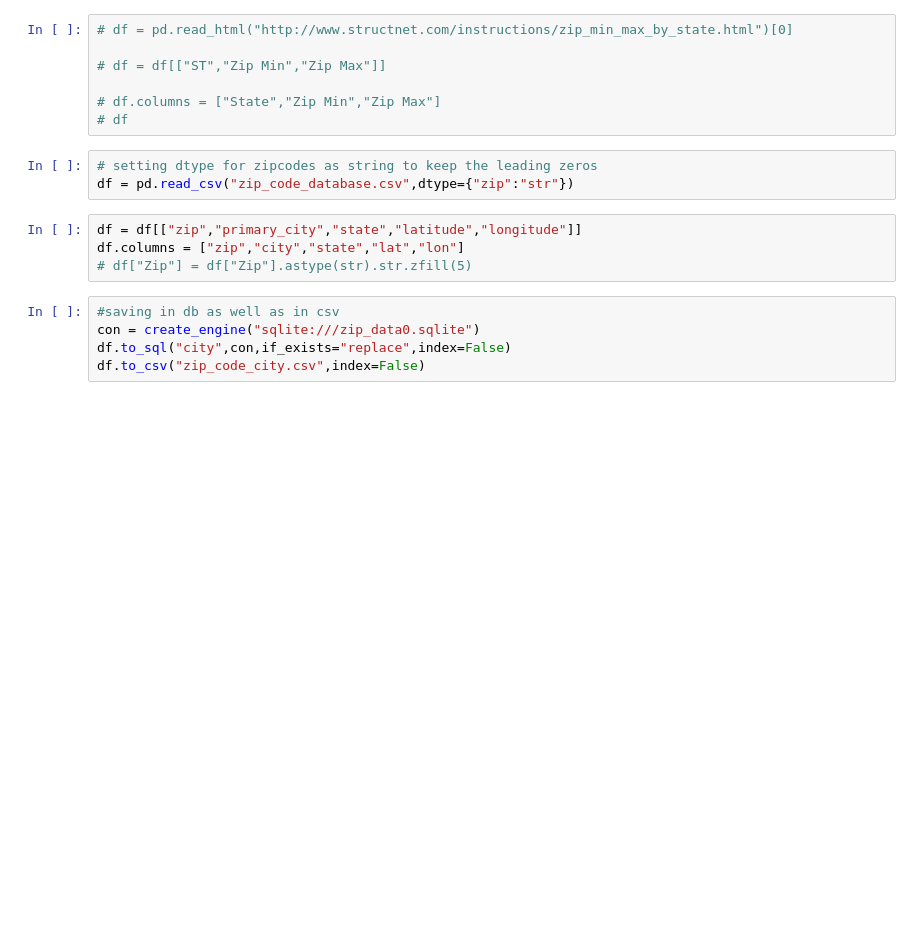
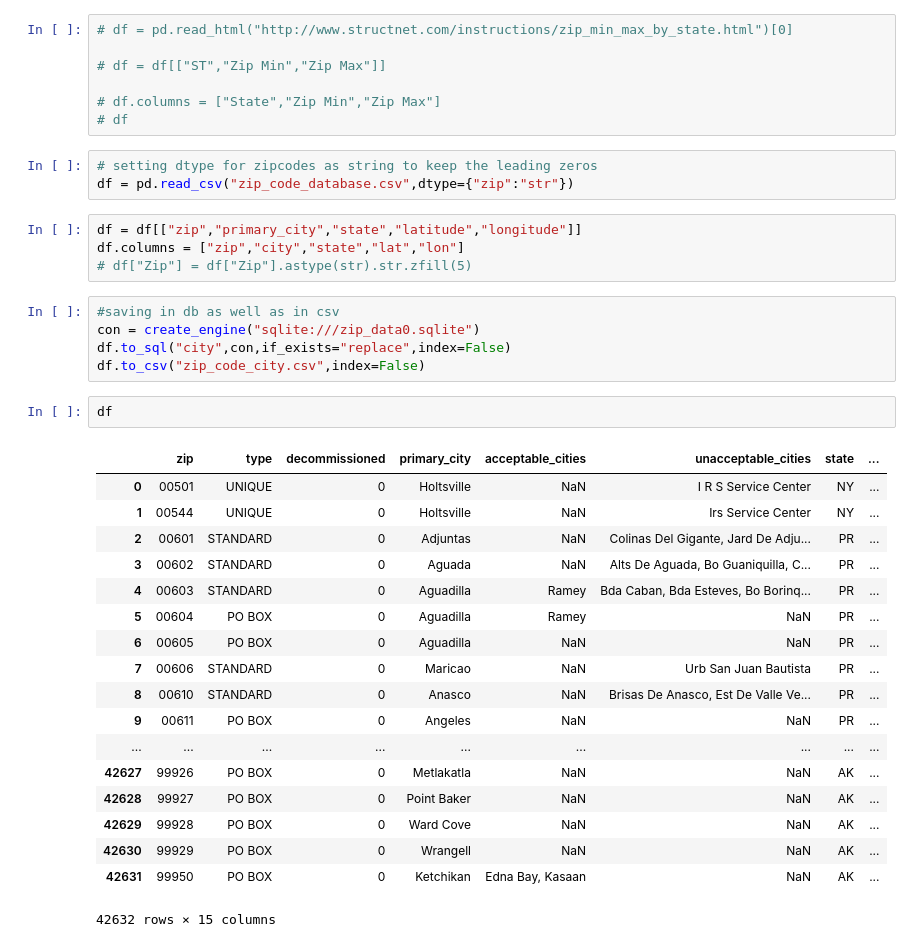
Before and after one commit to yundk7/Area_Lookup_Heroku, a Jupyter notebook: local/zip_db_manipulate.ipynb, the cells around one changed output. Drawn from its saved outputs; the diff is of its cells as text; blank space fills up the shorter version.

```diff
--- a/local/zip_db_manipulate.ipynb
+++ b/local/zip_db_manipulate.ipynb
@@ -20,3 +20,24 @@ df.columns = ["zip","city","state","lat","lon"]
 con = create_engine("sqlite:///zip_data0.sqlite")
 df.to_sql("city",con,if_exists="replace",index=False)
 df.to_csv("zip_code_city.csv",index=False)
+# %%
+df
+# %% [output]
+|  | zip | type | decommissioned | primary_city | acceptable_cities | unacceptable_cities | state | ... |
+| 0 | 00501 | UNIQUE | 0 | Holtsville | NaN | I R S Service Center | NY | ... |
+| 1 | 00544 | UNIQUE | 0 | Holtsville | NaN | Irs Service Center | NY | ... |
+| 2 | 00601 | STANDARD | 0 | Adjuntas | NaN | Colinas Del Gigante, Jard De Adju... | PR | ... |
+| 3 | 00602 | STANDARD | 0 | Aguada | NaN | Alts De Aguada, Bo Guaniquilla, C... | PR | ... |
+| 4 | 00603 | STANDARD | 0 | Aguadilla | Ramey | Bda Caban, Bda Esteves, Bo Borinq... | PR | ... |
+| 5 | 00604 | PO BOX | 0 | Aguadilla | Ramey | NaN | PR | ... |
+| 6 | 00605 | PO BOX | 0 | Aguadilla | NaN | NaN | PR | ... |
+| 7 | 00606 | STANDARD | 0 | Maricao | NaN | Urb San Juan Bautista | PR | ... |
+| 8 | 00610 | STANDARD | 0 | Anasco | NaN | Brisas De Anasco, Est De Valle Ve... | PR | ... |
+| 9 | 00611 | PO BOX | 0 | Angeles | NaN | NaN | PR | ... |
+| ... | ... | ... | ... | ... | ... | ... | ... | ... |
+| 42627 | 99926 | PO BOX | 0 | Metlakatla | NaN | NaN | AK | ... |
+| 42628 | 99927 | PO BOX | 0 | Point Baker | NaN | NaN | AK | ... |
+| 42629 | 99928 | PO BOX | 0 | Ward Cove | NaN | NaN | AK | ... |
+| 42630 | 99929 | PO BOX | 0 | Wrangell | NaN | NaN | AK | ... |
+| 42631 | 99950 | PO BOX | 0 | Ketchikan | Edna Bay, Kasaan | NaN | AK | ... |
+42632 rows × 15 columns
```
Also changed, not shown: 9 other files.
